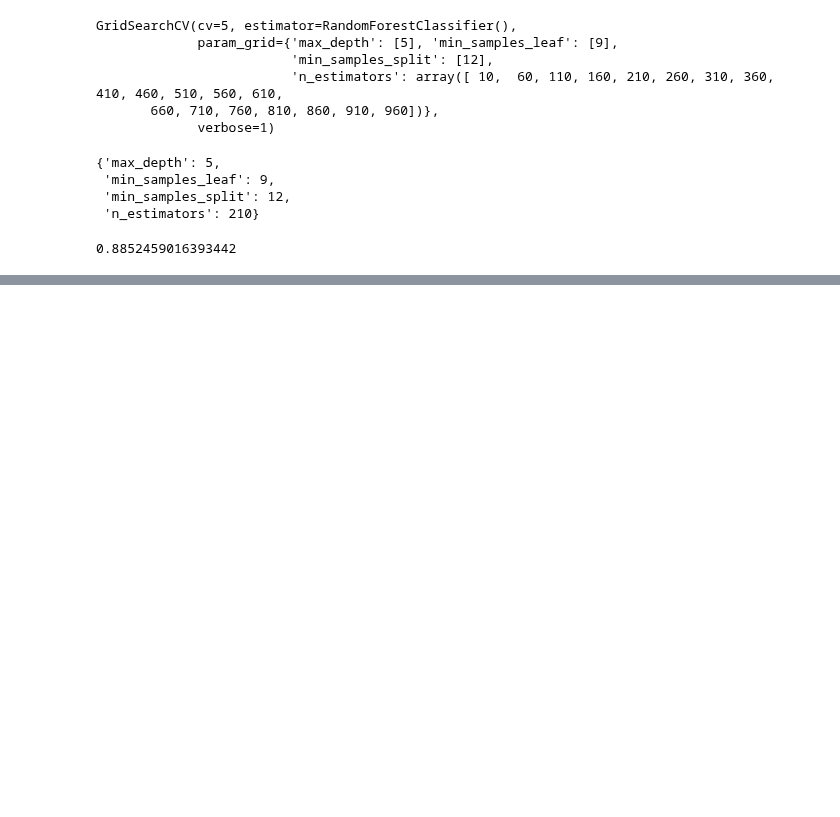
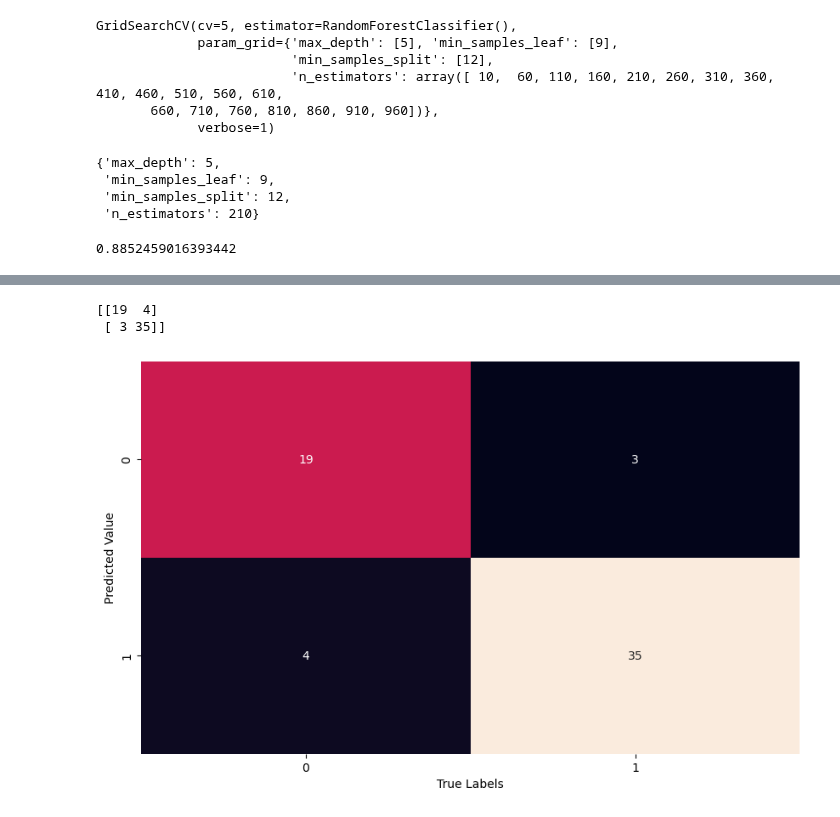
Before and after one commit to Ayush-2001-Dhanraj/heart_disease_classifier, a Jupyter notebook: index.ipynb, the cells around one changed output, grey strips where cells are left out. Cells and saved outputs as stored; diff of their text form; code cells hidden in the pictures; blank space fills up the shorter version.

Commit message:
ROC & Confusion Matrix

```diff
--- a/index.ipynb
+++ b/index.ipynb
@@ -617,0 +628,2 @@ gs_rf.score(X_test, y_test)
+# %%
+y_preds = gs_rf.predict(X_test)
@@ -617,0 +651,20 @@ gs_rf.score(X_test, y_test)
+# %%
+print(confusion_matrix(y_pred=y_preds, y_true=y_test))
+# %% [output]
+[[19  4]
+ [ 3 35]]
+# %%
+def plot_confusion_matrix(y_preds, y_true):
+    fix, ax = plt.subplots(figsize = (10, 6))
+
+    ax = sn.heatmap(
+        confusion_matrix(y_preds, y_true),
+        cbar=False,
+        annot=True
+    )
+    plt.xlabel("True Labels")
+    plt.ylabel("Predicted Value")
+# %%
+plot_confusion_matrix(y_preds, y_test)
+# %% [output]
+[figure, added]
```
Also changed, not shown: parts of 4 cells of this notebook.
